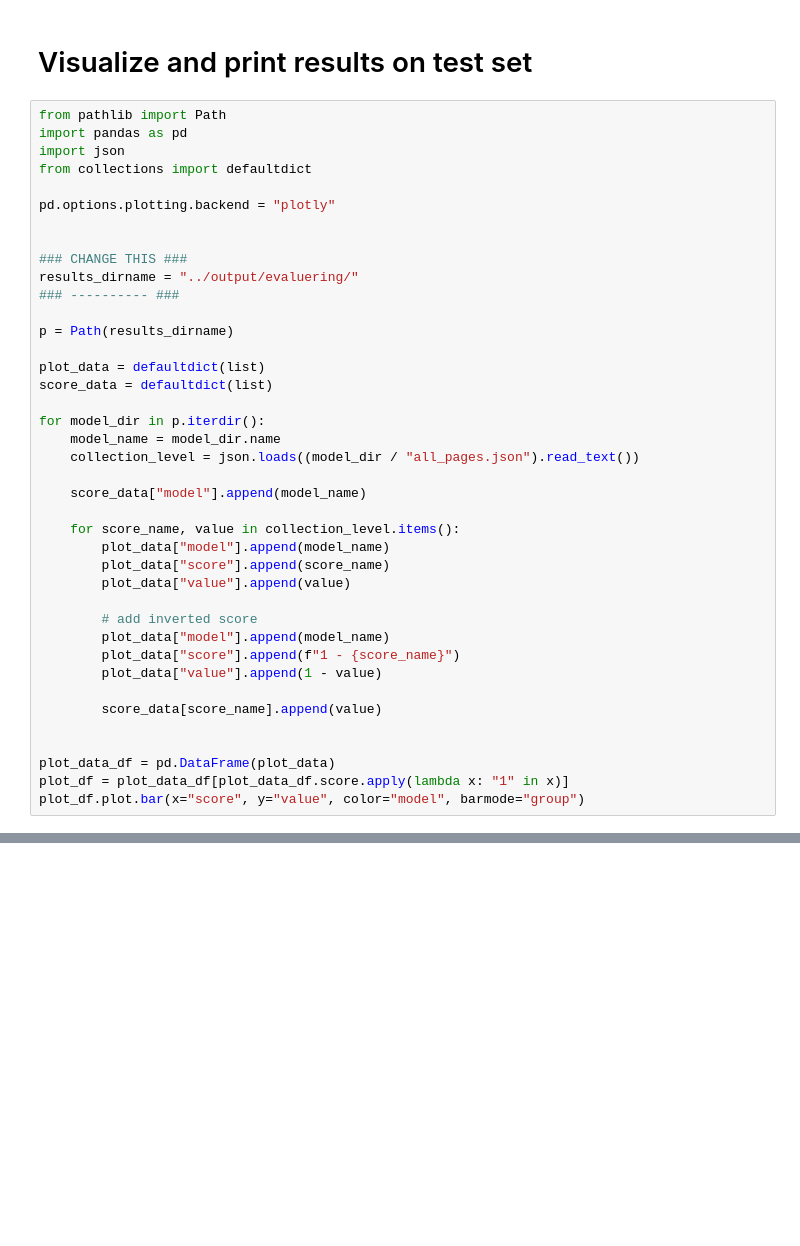
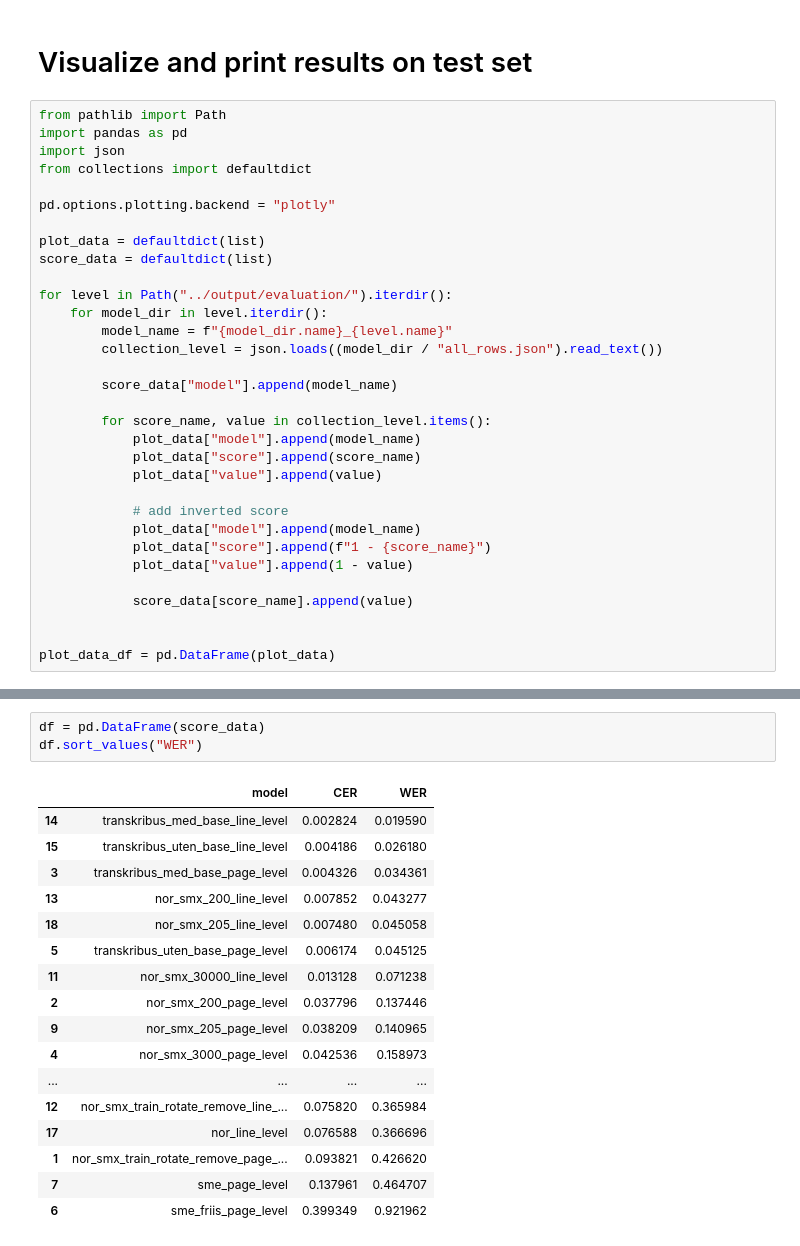
Before and after one commit to Sprakbanken/nodalida25_sami_ocr, a Jupyter notebook: notebooks/compare_results.ipynb, the cells around one changed output, grey strips where cells are left out. Saved outputs shown, nothing was run; the diff lists cells and outputs as text; blank space fills up the shorter version.

Commit message:
Legg til noen flere trente modeller + resultater

```diff
--- a/notebooks/compare_results.ipynb
+++ b/notebooks/compare_results.ipynb
@@ -8,35 +8,27 @@ from collections import defaultdict
 
 pd.options.plotting.backend = "plotly"
 
-
-### CHANGE THIS ###
-results_dirname = "../output/evaluering/"
-### ---------- ###
-
-p = Path(results_dirname)
-
 plot_data = defaultdict(list)
 score_data = defaultdict(list)
 
-for model_dir in p.iterdir():
-    model_name = model_dir.name
-    collection_level = json.loads((model_dir / "all_pages.json").read_text())
+for level in Path("../output/evaluation/").iterdir():
+    for model_dir in level.iterdir():
+        model_name = f"{model_dir.name}_{level.name}"
+        collection_level = json.loads((model_dir / "all_rows.json").read_text())
 
-    score_data["model"].append(model_name)
+        score_data["model"].append(model_name)
 
-    for score_name, value in collection_level.items():
-        plot_data["model"].append(model_name)
-        plot_data["score"].append(score_name)
-        plot_data["value"].append(value)
+        for score_name, value in collection_level.items():
+            plot_data["model"].append(model_name)
+            plot_data["score"].append(score_name)
+            plot_data["value"].append(value)
 
-        # add inverted score
-        plot_data["model"].append(model_name)
-        plot_data["score"].append(f"1 - {score_name}")
-        plot_data["value"].append(1 - value)
+            # add inverted score
+            plot_data["model"].append(model_name)
+            plot_data["score"].append(f"1 - {score_name}")
+            plot_data["value"].append(1 - value)
 
-        score_data[score_name].append(value)
+            score_data[score_name].append(value)
 
 
 plot_data_df = pd.DataFrame(plot_data)
-plot_df = plot_data_df[plot_data_df.score.apply(lambda x: "1" in x)]
-plot_df.plot.bar(x="score", y="value", color="model", barmode="group")
@@ -45,0 +92,21 @@ df.sort_values("CER")
+# %%
+df = pd.DataFrame(score_data)
+df.sort_values("WER")
+# %% [output]
+|  | model | CER | WER |
+| 14 | transkribus_med_base_line_level | 0.002824 | 0.019590 |
+| 15 | transkribus_uten_base_line_level | 0.004186 | 0.026180 |
+| 3 | transkribus_med_base_page_level | 0.004326 | 0.034361 |
+| 13 | nor_smx_200_line_level | 0.007852 | 0.043277 |
+| 18 | nor_smx_205_line_level | 0.007480 | 0.045058 |
+| 5 | transkribus_uten_base_page_level | 0.006174 | 0.045125 |
+| 11 | nor_smx_30000_line_level | 0.013128 | 0.071238 |
+| 2 | nor_smx_200_page_level | 0.037796 | 0.137446 |
+| 9 | nor_smx_205_page_level | 0.038209 | 0.140965 |
+| 4 | nor_smx_3000_page_level | 0.042536 | 0.158973 |
+| ... | ... | ... | ... |
+| 12 | nor_smx_train_rotate_remove_line_... | 0.075820 | 0.365984 |
+| 17 | nor_line_level | 0.076588 | 0.366696 |
+| 1 | nor_smx_train_rotate_remove_page_... | 0.093821 | 0.426620 |
+| 7 | sme_page_level | 0.137961 | 0.464707 |
+| 6 | sme_friis_page_level | 0.399349 | 0.921962 |
```
Also changed, not shown: parts of 4 cells of this notebook, 7 other files.
